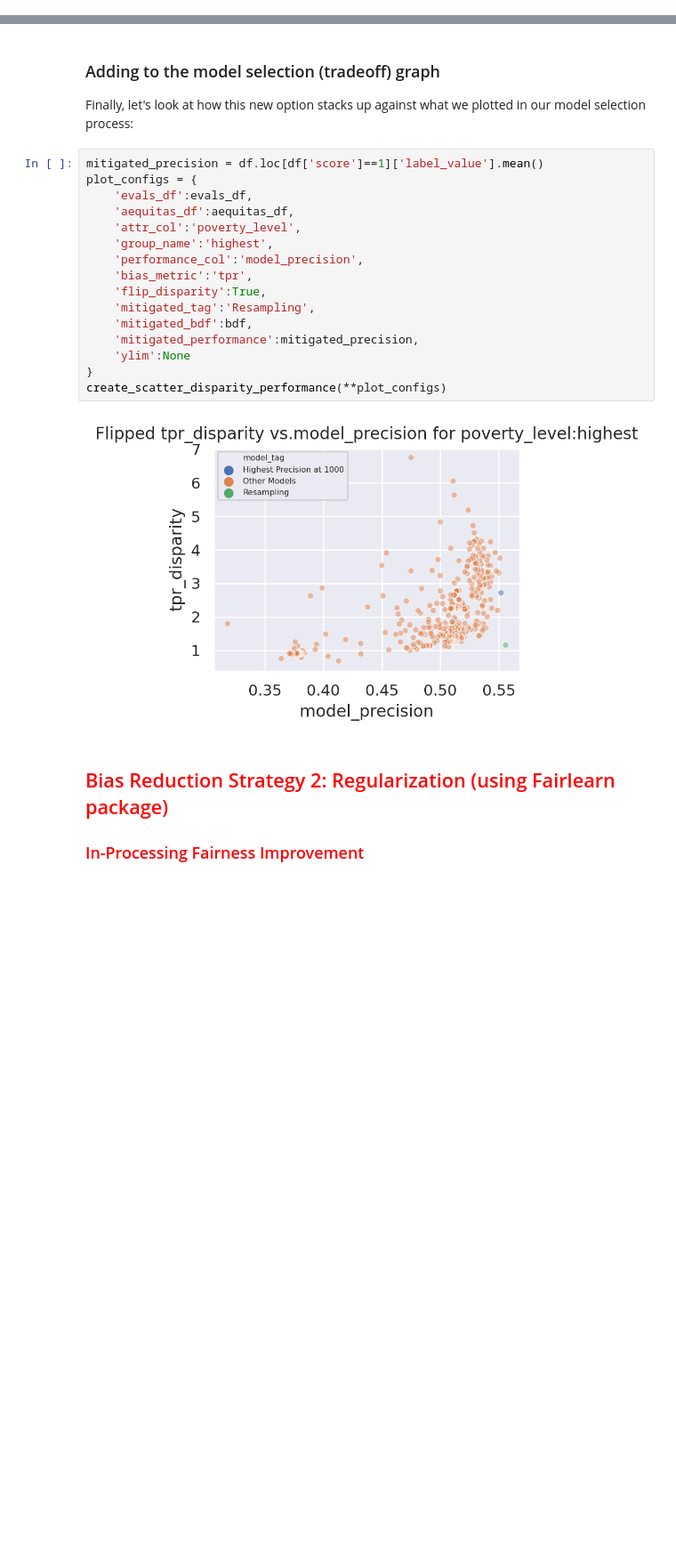
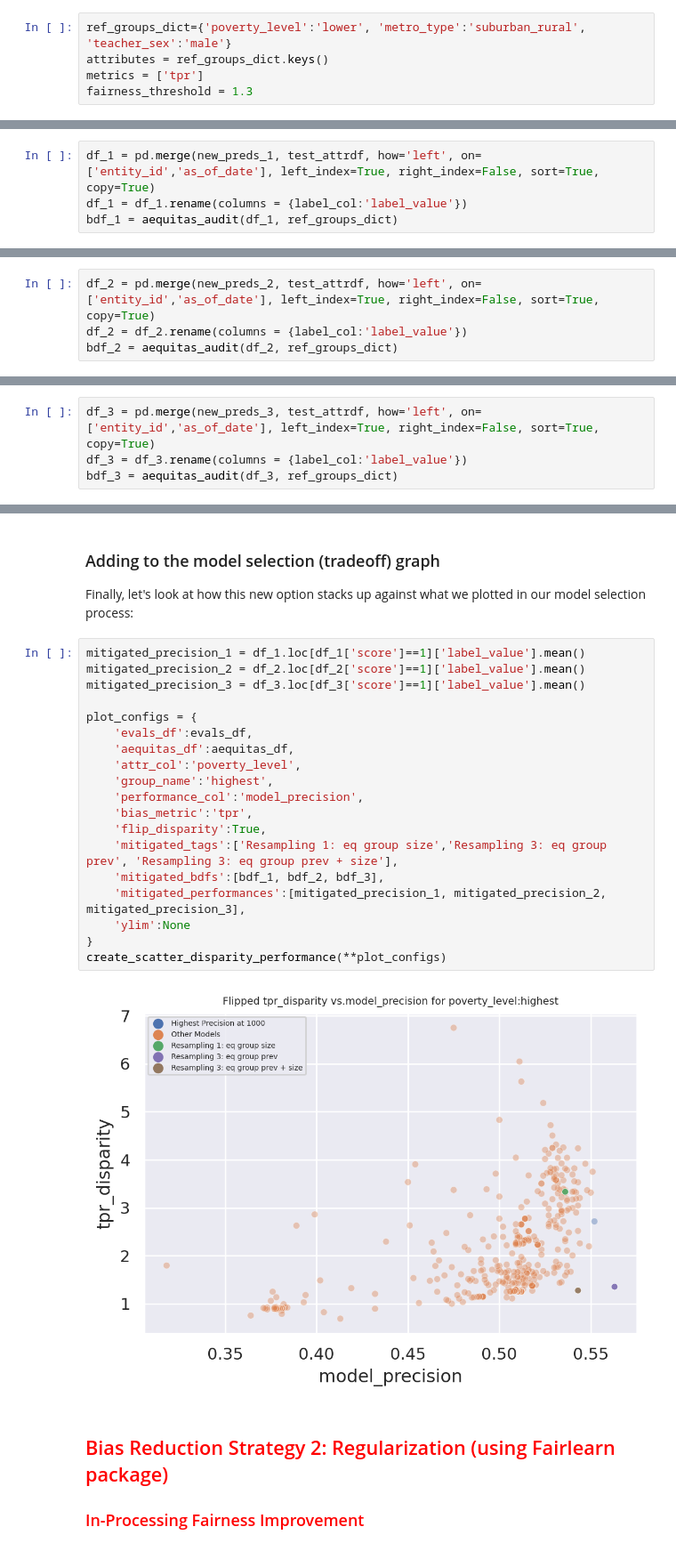
Before and after one commit to dssg/fairness_tutorial, a Jupyter notebook: notebooks/bias_reduction_with_outputs.ipynb, the cells around one changed output, grey strips where cells are left out. Shown at 89% size. Cells and saved outputs as stored; diff of their text form; blank space fills up the shorter version.

```diff
--- a/notebooks/bias_reduction_with_outputs.ipynb
+++ b/notebooks/bias_reduction_with_outputs.ipynb
@@ -404,0 +545,5 @@ xtab[['attribute_name', 'attribute_value'] + absolute_metrics]
+# %%
+ref_groups_dict={'poverty_level':'lower', 'metro_type':'suburban_rural', 'teacher_sex':'male'}
+attributes = ref_groups_dict.keys()
+metrics = ['tpr']
+fairness_threshold = 1.3
@@ -404,0 +582,4 @@ xtab[['attribute_name', 'attribute_value'] + absolute_metrics]
+# %%
+df_1 = pd.merge(new_preds_1, test_attrdf, how='left', on=['entity_id','as_of_date'], left_index=True, right_index=False, sort=True, copy=True)
+df_1 = df_1.rename(columns = {label_col:'label_value'})
+bdf_1 = aequitas_audit(df_1, ref_groups_dict)
@@ -404,0 +602,4 @@ xtab[['attribute_name', 'attribute_value'] + absolute_metrics]
+# %%
+df_2 = pd.merge(new_preds_2, test_attrdf, how='left', on=['entity_id','as_of_date'], left_index=True, right_index=False, sort=True, copy=True)
+df_2 = df_2.rename(columns = {label_col:'label_value'})
+bdf_2 = aequitas_audit(df_2, ref_groups_dict)
@@ -404,0 +622,4 @@ xtab[['attribute_name', 'attribute_value'] + absolute_metrics]
+# %%
+df_3 = pd.merge(new_preds_3, test_attrdf, how='left', on=['entity_id','as_of_date'], left_index=True, right_index=False, sort=True, copy=True)
+df_3 = df_3.rename(columns = {label_col:'label_value'})
+bdf_3 = aequitas_audit(df_3, ref_groups_dict)
@@ -407,23 +642,26 @@ xtab[['attribute_name', 'attribute_value'] + absolute_metrics]
 
 Finally, let's look at how this new option stacks up against what we plotted in our model selection process:
 # %%
-mitigated_precision = df.loc[df['score']==1]['label_value'].mean()
+mitigated_precision_1 = df_1.loc[df_1['score']==1]['label_value'].mean()
+mitigated_precision_2 = df_2.loc[df_2['score']==1]['label_value'].mean()
+mitigated_precision_3 = df_3.loc[df_3['score']==1]['label_value'].mean()
+
 plot_configs = {
     'evals_df':evals_df,
     'aequitas_df':aequitas_df,
     'attr_col':'poverty_level',
     'group_name':'highest',
     'performance_col':'model_precision',
     'bias_metric':'tpr',
     'flip_disparity':True,
-    'mitigated_tag':'Resampling',
-    'mitigated_bdf':bdf,
-    'mitigated_performance':mitigated_precision,
+    'mitigated_tags':['Resampling 1: eq group size','Resampling 3: eq group prev', 'Resampling 3: eq group prev + size'],
+    'mitigated_bdfs':[bdf_1, bdf_2, bdf_3],
+    'mitigated_performances':[mitigated_precision_1, mitigated_precision_2, mitigated_precision_3],
     'ylim':None
 }
 create_scatter_disparity_performance(**plot_configs)
 # %% [output]
-[figure, old version]
+[figure, new version]
 # %% [markdown]
 ## <font color=red>Bias Reduction Strategy 2: Regularization (using Fairlearn package)</font>
 ### <font color=red>In-Processing Fairness Improvement</font>
```
Also changed, not shown: parts of 108 cells of this notebook.
